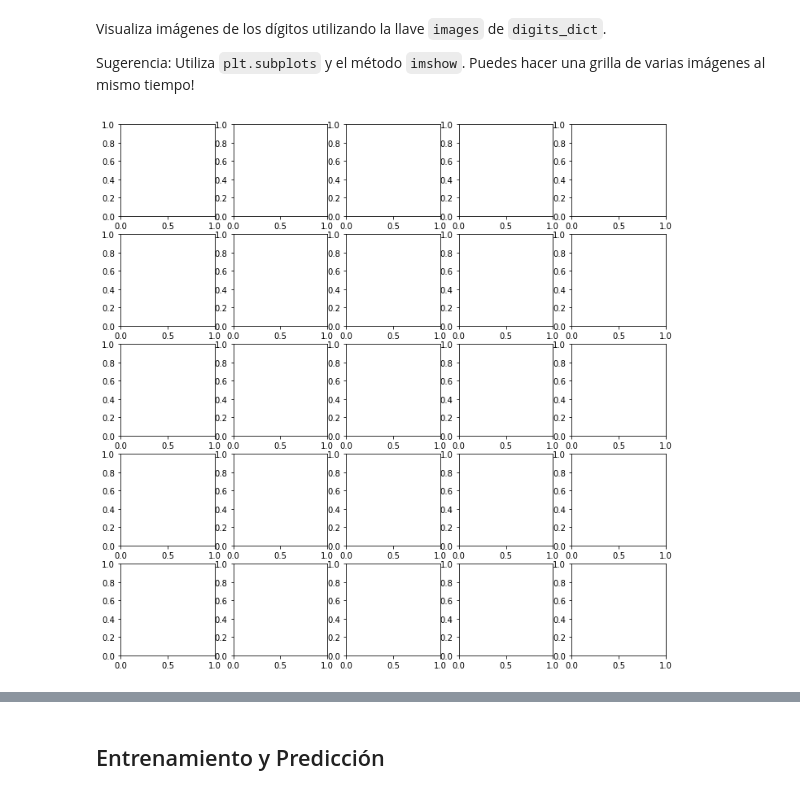
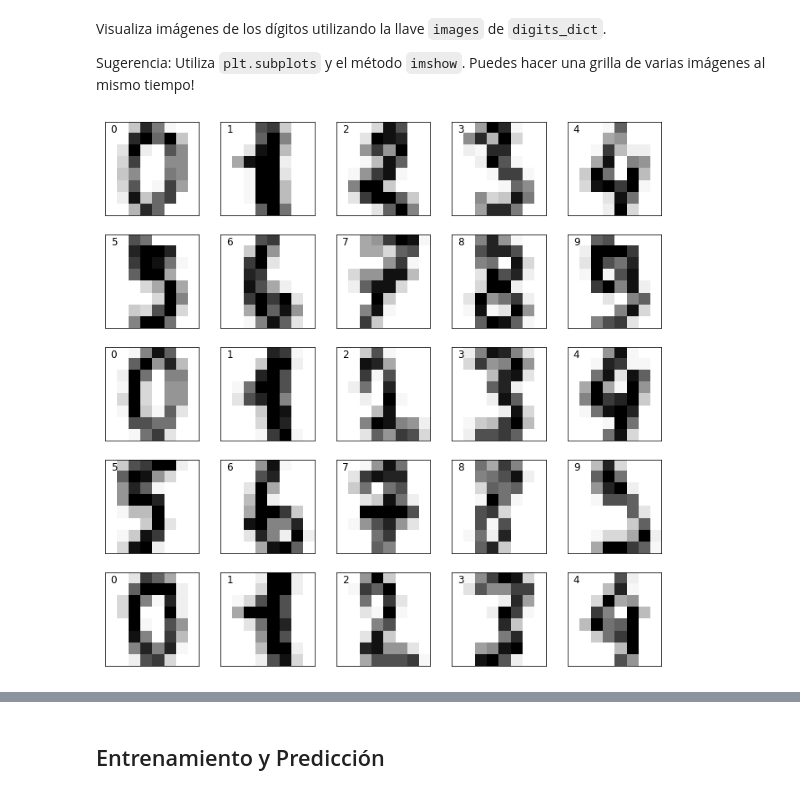
Before and after one commit to ike-mercado-huanaque/mat281_portfolio, a Jupyter notebook: m05_data_science/m05_project01/m05_project01.ipynb, the cells around one changed output, grey strips where cells are left out. Drawn from its saved outputs; the diff is of its cells as text; code cells hidden in the pictures.

```diff
--- a/m05_data_science/m05_project01/m05_project01.ipynb
+++ b/m05_data_science/m05_project01/m05_project01.ipynb
@@ -219,12 +253,17 @@ array([[ 0.,  0.,  5., 13.,  9.,  1.,  0.,  0.],
 Visualiza imágenes de los dígitos utilizando la llave `images` de `digits_dict`.
 
 Sugerencia: Utiliza `plt.subplots` y el método `imshow`. Puedes hacer una grilla de varias imágenes al mismo tiempo!
-# %%
-nx, ny = 5, 5
-fig, axs = plt.subplots(nx, ny, figsize=(12, 12))
-## FIX ME PLEASE
-# %% [output]
-[figure, removed]
+# %%
+nx, ny = 5, 5
+fig, axs = plt.subplots(nx, ny, figsize=(12, 12))
+for n in range(nx*ny):
+    text = str(digits_dict["target"][n])
+    axs[int(n/5),n%5].xaxis.set_visible(False)
+    axs[int(n/5),n%5].yaxis.set_visible(False)
+    axs[int(n/5),n%5].text(0,0.4,text,fontsize=12)
+    axs[int(n/5),n%5].imshow(digits_dict["images"][n],cmap='Greys')
+# %% [output]
+[figure, added]
 # %% [markdown]
 <a id='train_and_prediction'></a>
 # %% [markdown]
```
Also changed, not shown: parts of 42 cells of this notebook.
